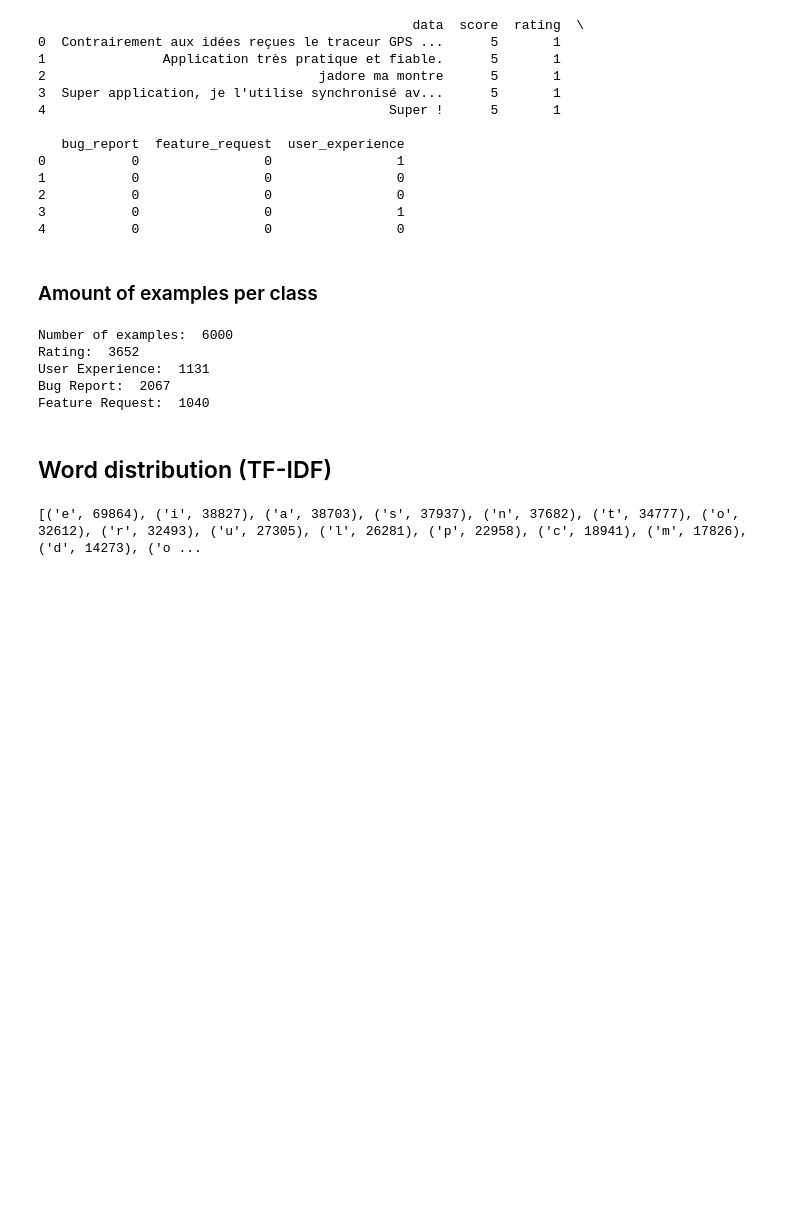
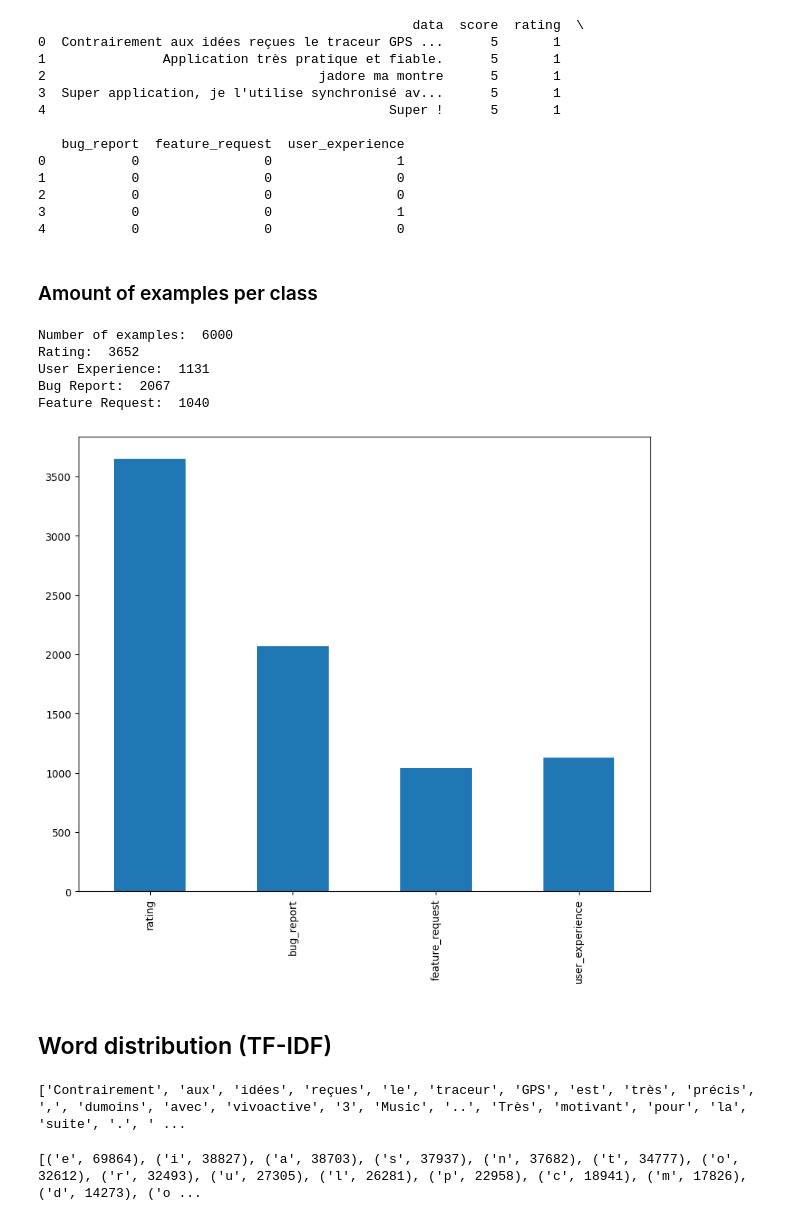
Before and after one commit to Poodlers/NLP_french_user_reviews, a Jupyter notebook: data_exploration.ipynb, the cells around one changed output. Saved outputs shown, nothing was run; the diff lists cells and outputs as text; code cells hidden in the pictures; blank space fills up the shorter version.

Commit message:
added data exploration

```diff
--- a/data_exploration.ipynb
+++ b/data_exploration.ipynb
@@ -30,23 +30,35 @@ print(data.head())
 # %% [markdown]
 ### Amount of examples per class
 # %%
+import matplotlib.pyplot as plt
+
 # print amount of examples per class in the dataset
 print("Number of examples: ", len(data))
 print("Rating: ", len(data[data['rating'] == 1]))
 print("User Experience: ", len(data[data['user_experience'] == 1]))
 print("Bug Report: ", len(data[data['bug_report'] == 1]))
 print("Feature Request: ", len(data[data['feature_request'] == 1]))
 
+fig_size = plt.rcParams["figure.figsize"]
+fig_size[0] = 10
+fig_size[1] = 8
+plt.rcParams["figure.figsize"] = fig_size
+
+data_labels = data[["rating", "bug_report", "feature_request", "user_experience"]]
+
+data_labels.sum(axis=0).plot.bar()
+
 # combine all text columns into one list
 raw_text = " ".join(data['data'].tolist())
 
 #print(raw_text)
 # %% [output]
 Number of examples:  6000
 Rating:  3652
 User Experience:  1131
 Bug Report:  2067
 Feature Request:  1040
+[figure, added]
 # %% [markdown]
 ## Word distribution (TF-IDF)
 # %%
@@ -58,7 +70,9 @@ def flatten(l):
 
 tokenized_text = flatten(data['data'].apply(word_tokenize).tolist())
 
-#print(tokenized_text)
+print(tokenized_text)
+# %% [output]
+['Contrairement', 'aux', 'idées', 'reçues', 'le', 'traceur', 'GPS', 'est', 'très', 'précis', ',', 'dumoins', 'avec', 'vivoactive', '3', 'Music', '..', 'Très', 'motivant', 'pour', 'la', 'suite', '.', ' ...
 # %%
 from collections import Counter
 
```
Also changed, not shown: parts of 2 cells of this notebook, 1 other file.
